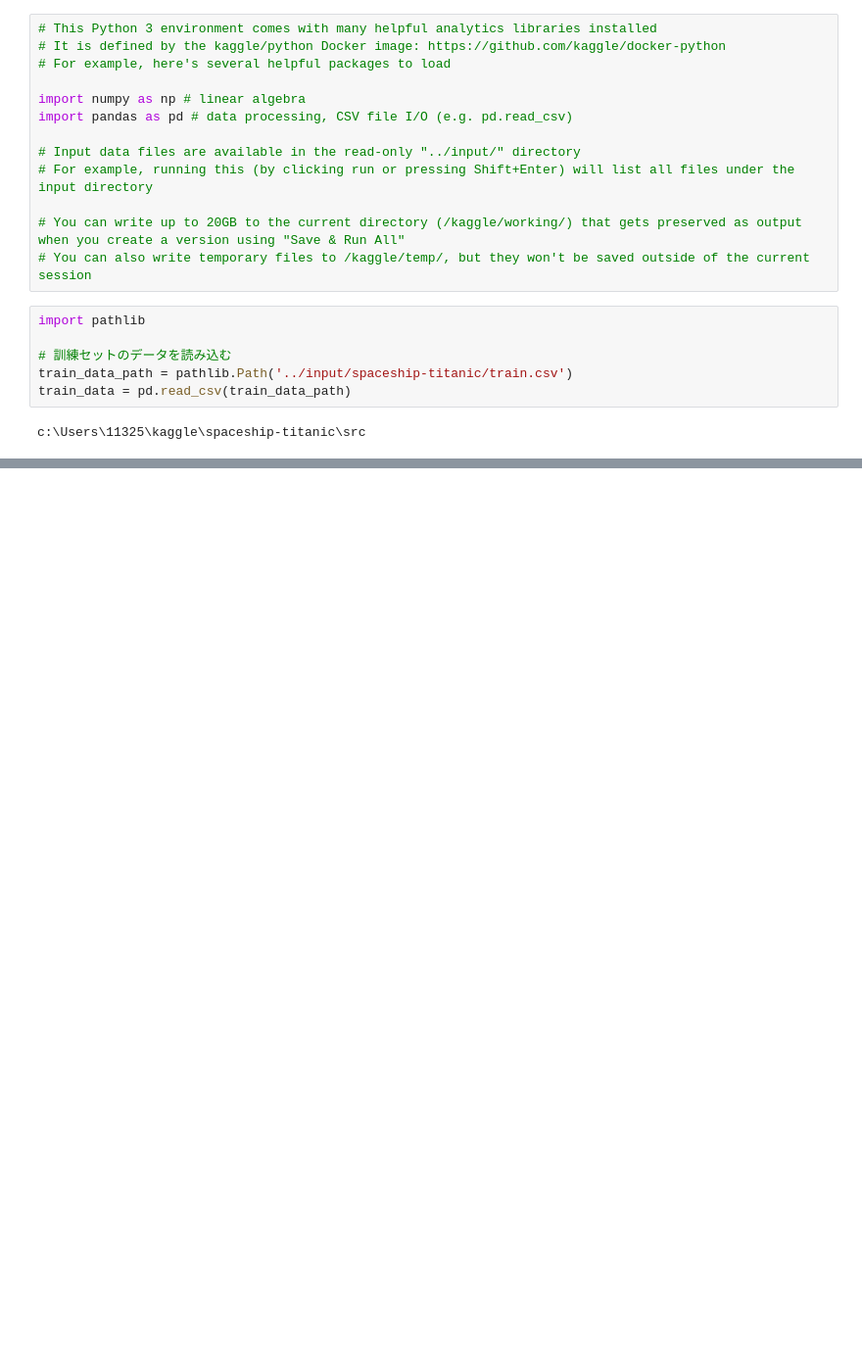
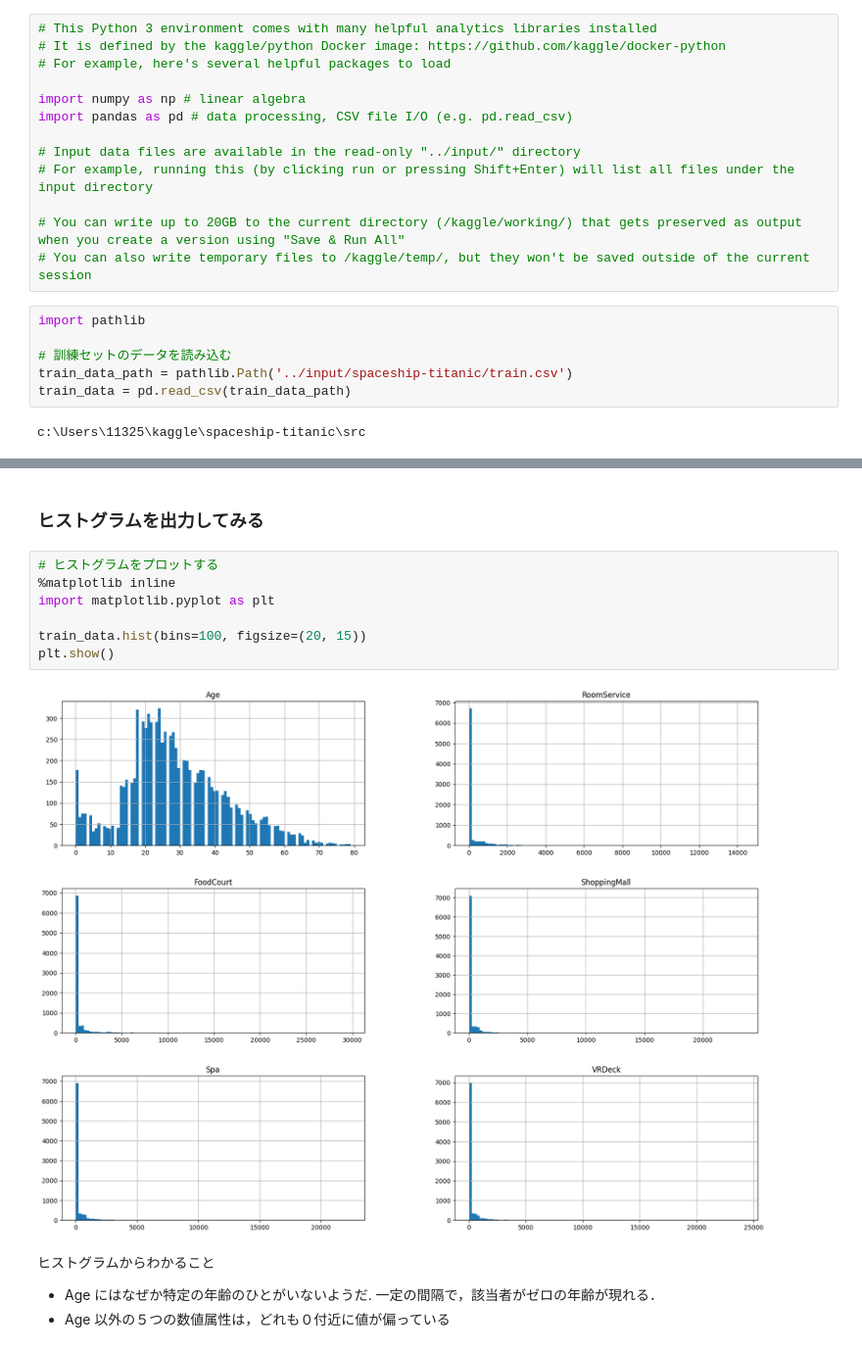
Before and after one commit to Seasawher/spaceship-titanic, a Jupyter notebook: src/notebook.ipynb, the cells around one changed output, grey strips where cells are left out. Shown: that part at 98% size. Saved outputs shown, nothing was run; the diff lists cells and outputs as text; blank space fills up the shorter version.

```diff
--- a/src/notebook.ipynb
+++ b/src/notebook.ipynb
@@ -35,0 +95,16 @@ c:\Users\11325\kaggle\spaceship-titanic\src
+# %% [markdown]
+### ヒストグラムを出力してみる
+# %%
+# ヒストグラムをプロットする
+%matplotlib inline
+import matplotlib.pyplot as plt
+
+train_data.hist(bins=100, figsize=(20, 15))
+plt.show()
+# %% [output]
+[figure, added]
+# %% [markdown]
+ヒストグラムからわかること
+
+* Age にはなぜか特定の年齢のひとがいないようだ. 一定の間隔で，該当者がゼロの年齢が現れる．
+* Age 以外の５つの数値属性は，どれも０付近に値が偏っている
```
Also changed, not shown: parts of 11 cells of this notebook, 1 other file.
